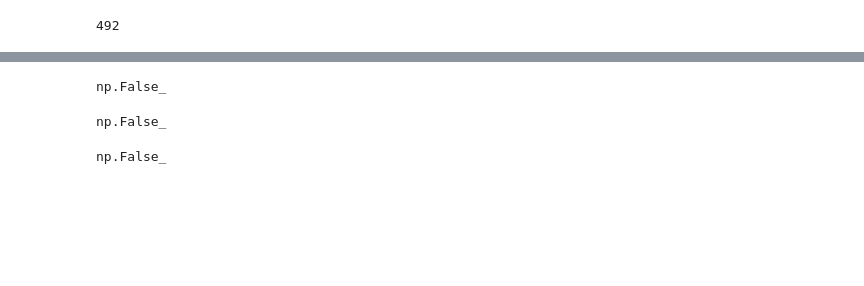
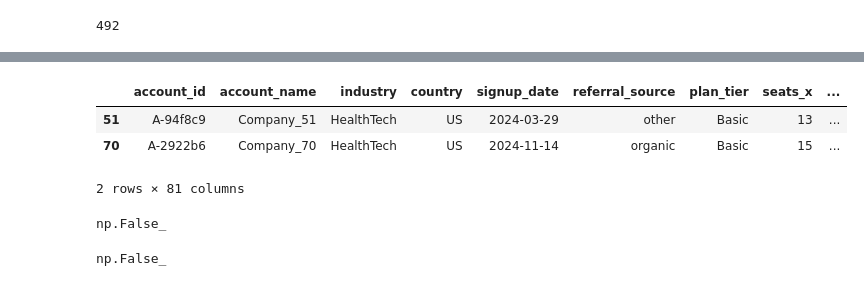
Before and after one commit to ShazanRafi/saas-churn-prediction, a Jupyter notebook: SaaS_Churning_Prediction.ipynb, the cells around one changed output, grey strips where cells are left out. Saved outputs shown, nothing was run; the diff lists cells and outputs as text; code cells hidden in the pictures; blank space fills up the shorter version.

```diff
--- a/SaaS_Churning_Prediction.ipynb
+++ b/SaaS_Churning_Prediction.ipynb
@@ -210,2 +121,2 @@ final_df['account_id'].nunique()
 # %%
-final_df
+final_df = accounts.copy()
@@ -482,7 +358,10 @@ memory usage: 368.3+ KB
-# %%
-(final_df['churn_flag_x'] == final_df['churn_flag_y']).all()
-# %% [output]
-np.False_
+# %%
+final_df.sample(2)
+# %% [output]
+|  | account_id | account_name | industry | country | signup_date | referral_source | plan_tier | seats_x | ... |
+| 51 | A-94f8c9 | Company_51 | HealthTech | US | 2024-03-29 | other | Basic | 13 | ... |
+| 70 | A-2922b6 | Company_70 | HealthTech | US | 2024-11-14 | organic | Basic | 15 | ... |
+2 rows × 81 columns
 # %%
 (final_df['seats_x'] == final_df['seats_y']).all()
 # %% [output]
```
Also changed, not shown: parts of 61 cells of this notebook.
